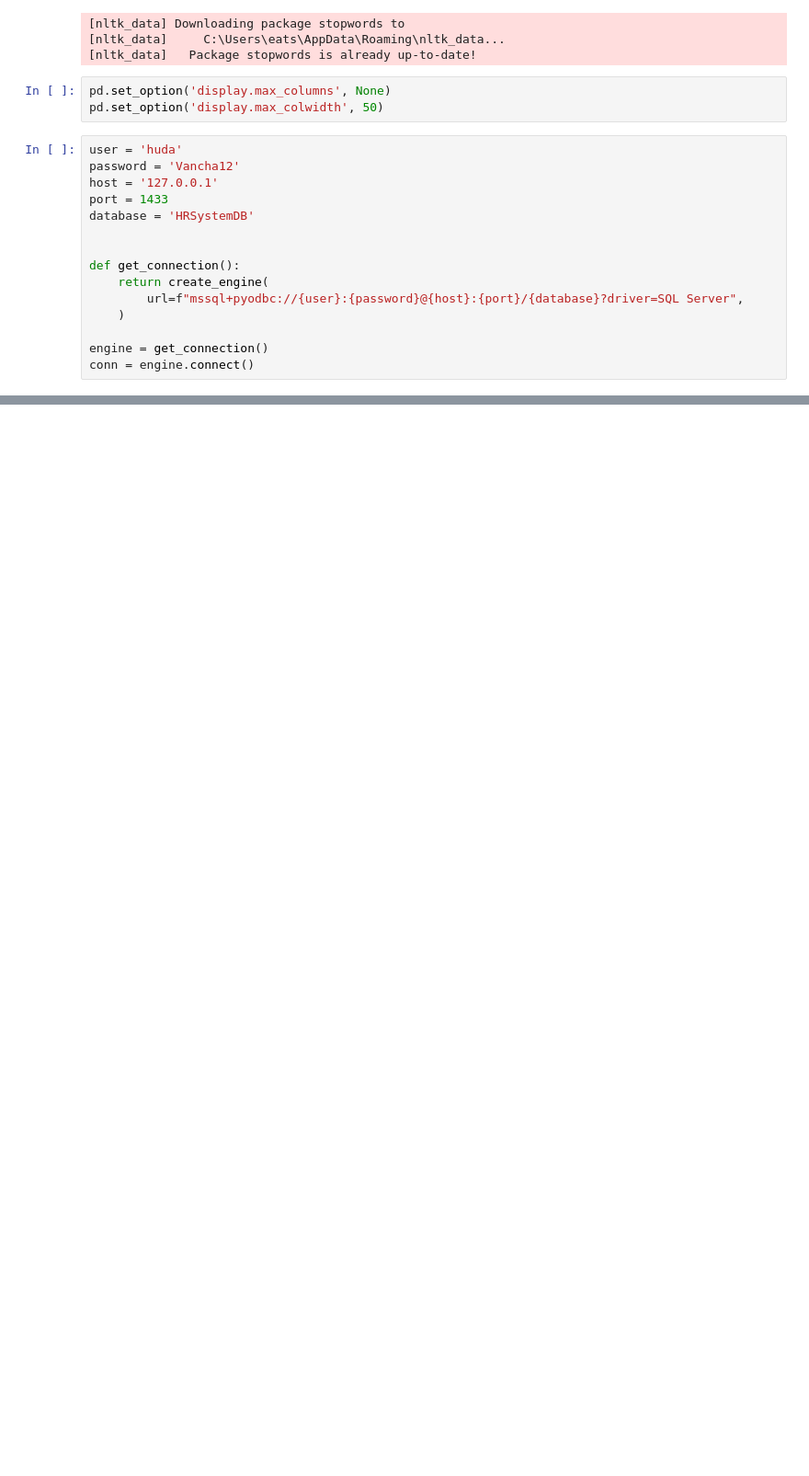
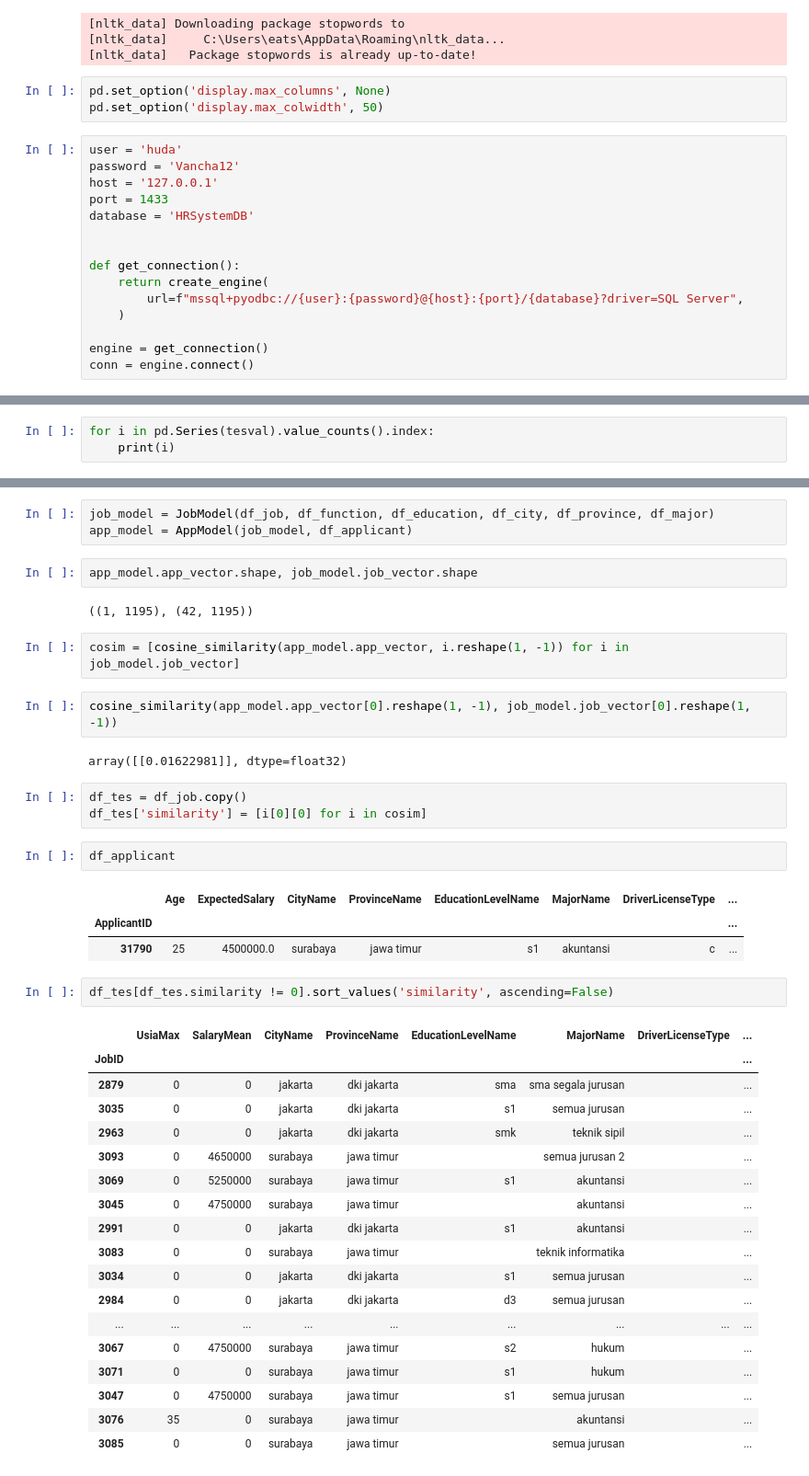
Before and after one commit to fn-hide/eris_job, a Jupyter notebook: tensorflow_recommender_2.ipynb, the cells around one changed output, grey strips where cells are left out. Shown: that part at 92% size. Saved outputs shown, nothing was run; the diff lists cells and outputs as text; blank space fills up the shorter version.

Commit message:
membuat job model

```diff
--- a/tensorflow_recommender_2.ipynb
+++ b/tensorflow_recommender_2.ipynb
@@ -201,0 +349,3 @@ df_job.Requirement = df_job.Requirement.map(clean_text).apply(lambda x: translat
+# %%
+for i in pd.Series(tesval).value_counts().index:
+    print(i)
@@ -201,0 +533,43 @@ df_job.Requirement = df_job.Requirement.map(clean_text).apply(lambda x: translat
+# %%
+job_model = JobModel(df_job, df_function, df_education, df_city, df_province, df_major)
+app_model = AppModel(job_model, df_applicant)
+# %%
+app_model.app_vector.shape, job_model.job_vector.shape
+# %% [output]
+((1, 1195), (42, 1195))
+# %%
+cosim = [cosine_similarity(app_model.app_vector, i.reshape(1, -1)) for i in job_model.job_vector]
+# %%
+cosine_similarity(app_model.app_vector[0].reshape(1, -1), job_model.job_vector[0].reshape(1, -1))
+# %% [output]
+array([[0.01622981]], dtype=float32)
+# %%
+df_tes = df_job.copy()
+df_tes['similarity'] = [i[0][0] for i in cosim]
+# %%
+df_applicant
+# %% [output]
+|  | Age | ExpectedSalary | CityName | ProvinceName | EducationLevelName | MajorName | DriverLicenseType | ... |
+| ApplicantID |  |  |  |  |  |  |  | ... |
+| 31790 | 25 | 4500000.0 | surabaya | jawa timur | s1 | akuntansi | c | ... |
+# %%
+df_tes[df_tes.similarity != 0].sort_values('similarity', ascending=False)
+# %% [output]
+|  | UsiaMax | SalaryMean | CityName | ProvinceName | EducationLevelName | MajorName | DriverLicenseType | ... |
+| JobID |  |  |  |  |  |  |  | ... |
+| 2879 | 0 | 0 | jakarta | dki jakarta | sma | sma segala jurusan |  | ... |
+| 3035 | 0 | 0 | jakarta | dki jakarta | s1 | semua jurusan |  | ... |
+| 2963 | 0 | 0 | jakarta | dki jakarta | smk | teknik sipil |  | ... |
+| 3093 | 0 | 4650000 | surabaya | jawa timur |  | semua jurusan 2 |  | ... |
+| 3069 | 0 | 5250000 | surabaya | jawa timur | s1 | akuntansi |  | ... |
+| 3045 | 0 | 4750000 | surabaya | jawa timur |  | akuntansi |  | ... |
+| 2991 | 0 | 0 | jakarta | dki jakarta | s1 | akuntansi |  | ... |
+| 3083 | 0 | 0 | surabaya | jawa timur |  | teknik informatika |  | ... |
+| 3034 | 0 | 0 | jakarta | dki jakarta | s1 | semua jurusan |  | ... |
+| 2984 | 0 | 0 | jakarta | dki jakarta | d3 | semua jurusan |  | ... |
+| ... | ... | ... | ... | ... | ... | ... | ... | ... |
+| 3067 | 0 | 4750000 | surabaya | jawa timur | s2 | hukum |  | ... |
+| 3071 | 0 | 0 | surabaya | jawa timur | s1 | hukum |  | ... |
+| 3047 | 0 | 4750000 | surabaya | jawa timur | s1 | semua jurusan |  | ... |
+| 3076 | 35 | 0 | surabaya | jawa timur |  | akuntansi |  | ... |
+| 3085 | 0 | 0 | surabaya | jawa timur |  | semua jurusan |  | ... |
```
Also changed, not shown: parts of 22 cells of this notebook, 1 other file.
